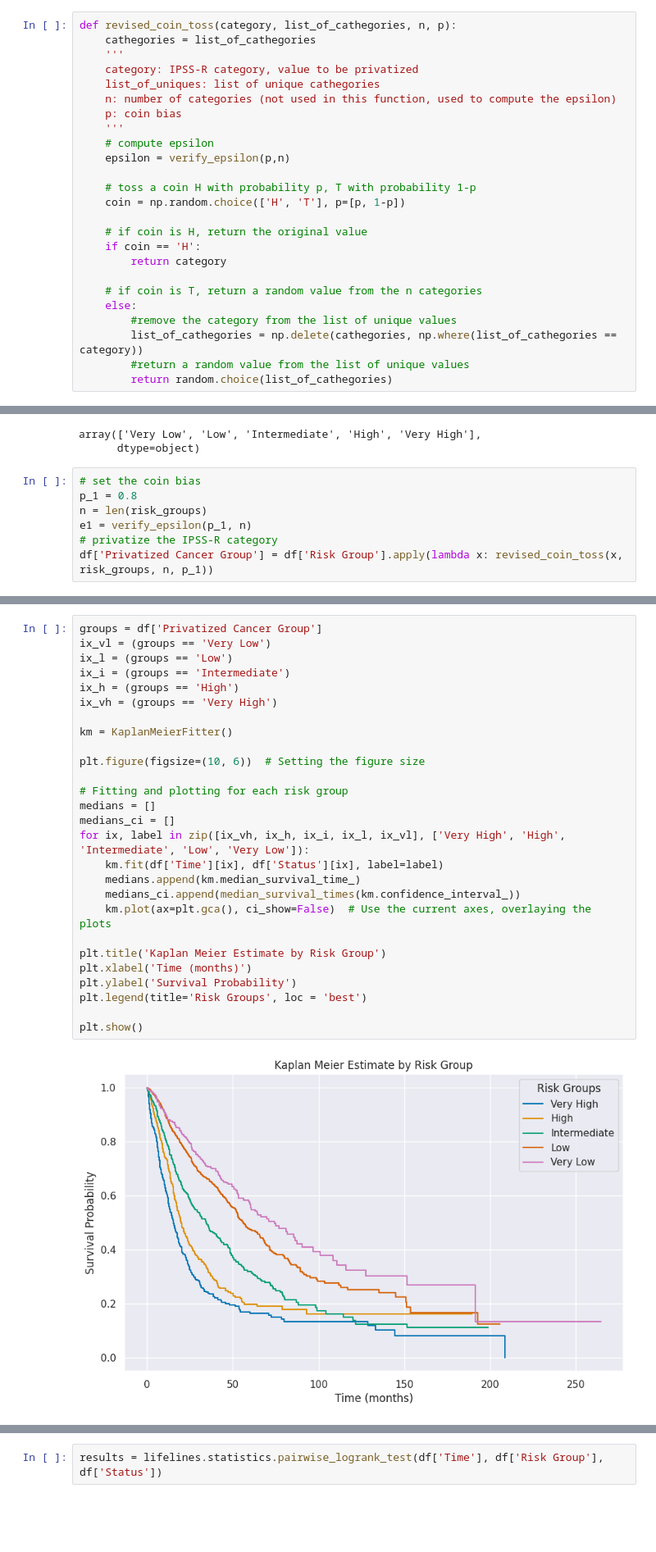
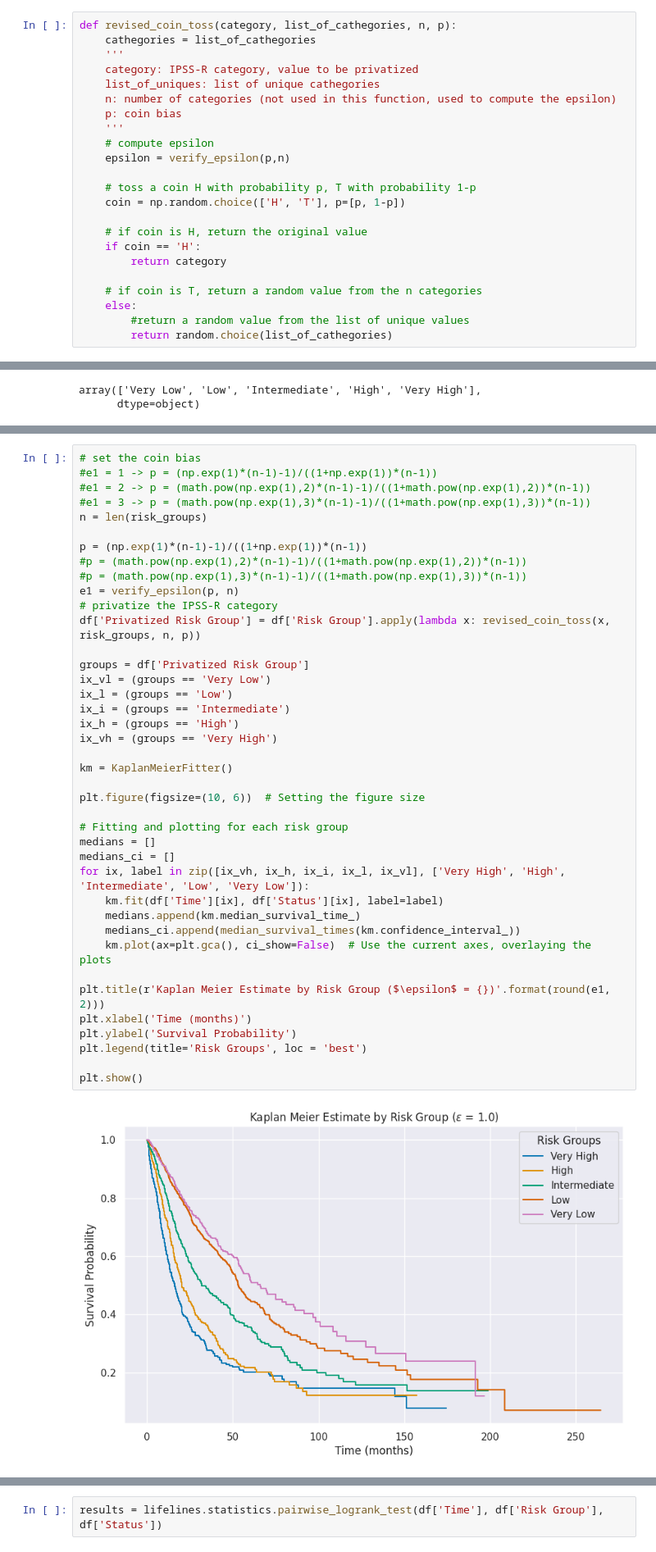
Before and after one commit to Kekkodf/DP-SurvAnalysis, a Jupyter notebook: src/dp_notebook.ipynb, the cells around one changed output, grey strips where cells are left out. Shown at 82% size. Saved outputs shown, nothing was run; the diff lists cells and outputs as text; blank space fills up the shorter version.

```diff
--- a/src/dp_notebook.ipynb
+++ b/src/dp_notebook.ipynb
@@ -45,7 +46,5 @@ def revised_coin_toss(category, list_of_cathegories, n, p):
 
     # if coin is T, return a random value from the n categories
     else:
-        #remove the category from the list of unique values
-        list_of_cathegories = np.delete(cathegories, np.where(list_of_cathegories == category))
         #return a random value from the list of unique values
         return random.choice(list_of_cathegories)
@@ -110,10 +150,3 @@ risk_groups
 # %% [output]
 array(['Very Low', 'Low', 'Intermediate', 'High', 'Very High'],
       dtype=object)
-# %%
-# set the coin bias
-p_1 = 0.8
-n = len(risk_groups)
-e1 = verify_epsilon(p_1, n)
-# privatize the IPSS-R category
-df['Privatized Cancer Group'] = df['Risk Group'].apply(lambda x: revised_coin_toss(x, risk_groups, n, p_1))
@@ -136,29 +153,42 @@ df
 # %%
-groups = df['Privatized Cancer Group']
+# set the coin bias
+#e1 = 1 -> p = (np.exp(1)*(n-1)-1)/((1+np.exp(1))*(n-1))
+#e1 = 2 -> p = (math.pow(np.exp(1),2)*(n-1)-1)/((1+math.pow(np.exp(1),2))*(n-1))
+#e1 = 3 -> p = (math.pow(np.exp(1),3)*(n-1)-1)/((1+math.pow(np.exp(1),3))*(n-1))
+n = len(risk_groups)
+
+p = (np.exp(1)*(n-1)-1)/((1+np.exp(1))*(n-1))
+#p = (math.pow(np.exp(1),2)*(n-1)-1)/((1+math.pow(np.exp(1),2))*(n-1))
+#p = (math.pow(np.exp(1),3)*(n-1)-1)/((1+math.pow(np.exp(1),3))*(n-1))
+e1 = verify_epsilon(p, n)
+# privatize the IPSS-R category
+df['Privatized Risk Group'] = df['Risk Group'].apply(lambda x: revised_coin_toss(x, risk_groups, n, p))
+
+groups = df['Privatized Risk Group']
 ix_vl = (groups == 'Very Low')
 ix_l = (groups == 'Low')
 ix_i = (groups == 'Intermediate')
 ix_h = (groups == 'High')
 ix_vh = (groups == 'Very High')
 
 km = KaplanMeierFitter()
 
 plt.figure(figsize=(10, 6))  # Setting the figure size
 
 # Fitting and plotting for each risk group
 medians = []
 medians_ci = []
 for ix, label in zip([ix_vh, ix_h, ix_i, ix_l, ix_vl], ['Very High', 'High', 'Intermediate', 'Low', 'Very Low']):
     km.fit(df['Time'][ix], df['Status'][ix], label=label)
     medians.append(km.median_survival_time_)
     medians_ci.append(median_survival_times(km.confidence_interval_))
     km.plot(ax=plt.gca(), ci_show=False)  # Use the current axes, overlaying the plots
 
-plt.title('Kaplan Meier Estimate by Risk Group')
+plt.title(r'Kaplan Meier Estimate by Risk Group ($\epsilon$ = {})'.format(round(e1, 2)))
 plt.xlabel('Time (months)')
 plt.ylabel('Survival Probability')
 plt.legend(title='Risk Groups', loc = 'best')
 
 plt.show()
 # %% [output]
-[figure, old version]
+[figure, new version]
```
Also changed, not shown: parts of 21 cells of this notebook, 5 other files.
